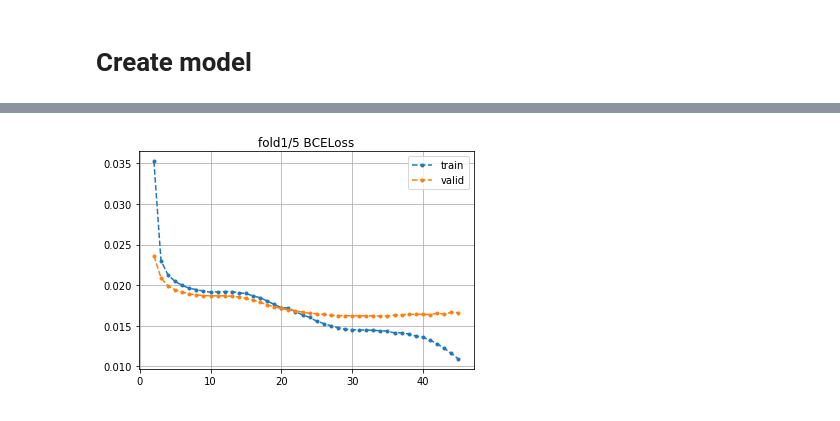
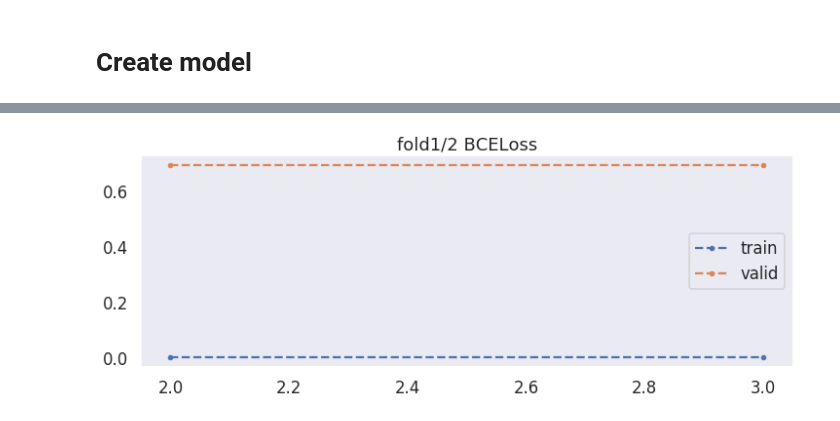
Before and after one commit to fkubota/kaggle-Mechanisms-of-Action-MoA-Prediction, a Jupyter notebook: nb/002_create_model_mlp.ipynb, the cells around one changed output, grey strips where cells are left out. Cells and saved outputs as stored; diff of their text form; code cells hidden in the pictures.

Commit message:
[Edit] nb002, earlystoppingの追加

```diff
--- a/nb/002_create_model_mlp.ipynb
+++ b/nb/002_create_model_mlp.ipynb
@@ -14,13 +14,14 @@ a010304
 # Const
 # %%
 # basic
-DEBUG = False
+DEBUG = True
 NB = '002'
 PATH_TRAIN = '../data_ignore/input/train_features.csv'
 PATH_TRAIN_SCORED = '../data_ignore/input/train_targets_scored.csv'
 PATH_TRAIN_NONSCORED = '../data_ignore/input/train_targets_nonscored.csv'
 PATH_SUB = '../data_ignore/input/sample_submission.csv'
 PATH_TEST = '../data_ignore/input/test_features.csv'
+SAVE_DIR = f'../data_ignore/output_nb/nb{NB}/'
 # %%
 settings_str = """
 globals:
@@ -117,6 +131,11 @@ set
 # %%
 settings = yaml.safe_load(settings_str)
 seed_everything(settings['globals']['seed'])
+sns.set()
+sns.set_context('talk')
+
+if not os.path.exists(SAVE_DIR):
+    os.makedirs(SAVE_DIR)
 # %%
 if DEBUG:
     settings['split']['params']['n_splits'] = 2
@@ -136,4 +155,4 @@ if DEBUG:
     print(':: debug mode ::')
     train_features = train_features.iloc[::100, :]
     train_targets = train_targets.iloc[::100, :]
-    test_features = train_features.iloc[::100, :]
+#     test_features = test_features.iloc[::100, :]
@@ -143,12 +164,13 @@ if DEBUG:
 preprocess
 # %%
 train = preprocess(train_features)
-test = preprocess(test_features).values
+# test = preprocess(test_features).values
 
 del train_targets['sig_id']
 
 targets = [col for col in train_targets.columns]
-train_targets = train_targets.loc[train['cp_type']==0].reset_index(drop=True).values
-train = train.loc[train['cp_type']==0].reset_index(drop=True).values
+train, train_targets = remove_ctl_cp(train, train_targets)
+# train_targets = train_targets.loc[train['cp_type']==0].reset_index(drop=True).values
+# train = train.loc[train['cp_type']==0].reset_index(drop=True).values
 # %%
 print(f'train shape:         {train.shape}')
@@ -223,8 +337,8 @@ def mean_log_loss(y_true, y_pred):
 # %%
 %%time
 mean_log_loss_list = []
-best_mean_log_loss = np.inf
-for n, (idx_trn, idx_val) in enumerate(splitter.split(train_targets, train_targets)):
+# best_mean_log_loss = np.inf
+for n, (idx_trn, idx_val) in enumerate(splitter.split(train, train_targets)):
     print('-'*100)
     print(f':: start fold {n+1}/{n_splits} at {time.ctime()} ::')
     print('-'*100)
@@ -240,64 +354,37 @@ for n, (idx_trn, idx_val) in enumerate(splitter.split(train_targets, train_targe
     }
 
     model = MoaModel(train.shape[1]).to(device)
-    checkpoint_path = f'Fold{n+1}of{n_splits}.pt'
+    checkpoint_path = f'{SAVE_DIR}Fold{n+1}of{n_splits}.pt'
+    early_stopping = EarlyStopping(patience=15, verbose=True, path=checkpoint_path)
     optimizer = optim.__getattribute__(settings['optimizer']['name'])(
         model.parameters(), **settings['optimizer']['params'])
     scheduler = optim.lr_scheduler.__getattribute__(settings['scheduler']['name'])(
         optimizer, **settings['scheduler']['params'])
-    best_loss = {'train': np.inf, 'val': np.inf}
-
+    best_valid_loss = np.inf
+    best_mean_log_loss = np.inf
     val_losses = []
     trn_losses = []
     for epoch in range(n_epochs):
-        epoch_loss = {'train': 0.0, 'val': 0.0}
+        train_loss =  train_model(model, device, dataloaders['train'], optimizer, scheduler, criterion)
+        valid_loss, _mean_log_loss = get_epoch_loss_score(model, device, dataloaders['val'], criterion)
 
-        for phase in ['train', 'val']:
-            model.train() if phase=='train' else model.eval()
-
-            running_loss = 0.0
-            target_oof = []
-            pred_oof = []
-            for i, (x, y) in enumerate(dataloaders[phase]):
-                x, y = x.to(device), y.to(device)
-
-                optimizer.zero_grad()
-                with torch.set_grad_enabled(phase=='train'):
-                    preds = model(x)
-                    loss = criterion(preds, y)
-                    if phase=='train':
-                        loss.backward()
-                        optimizer.step()
-
-                running_loss += loss.item() / len(dataloaders[phase])
-
-            epoch_loss[phase] = running_loss
-            if phase=='train':
-                trn_losses.append(running_loss)
-            else:
-                val_losses.append(running_loss)
-                target_oof.append(y)
-                pred_oof.append(preds)
-        scheduler.step()
-
-        # score
-        target_oof = torch.cat(target_oof, dim=0).cpu().numpy()
-        pred_oof = torch.cat(pred_oof, dim=0).cpu().numpy()
-        _mean_log_loss = mean_log_loss(target_oof, pred_oof)
-
-        if epoch_loss['val'] < best_loss['val']:
-            best_loss = epoch_loss
-            if not DEBUG:
-                torch.save(model.state_dict(), checkpoint_path)
-                best_mean_log_loss = _mean_log_loss
-        print(f"Epoch {str(epoch+1).zfill(2)}/{n_epochs }   loss: {epoch_loss['train']:5.5f}   val_loss: {epoch_loss['val']:5.5f}   mean_log_loss: {_mean_log_loss:5.5f}")
+        trn_losses.append(train_loss)
+        val_losses.append(valid_loss)
+        print(f"Epoch {str(epoch+1).zfill(2)}/{n_epochs }   loss: {train_loss:5.5f}   val_loss: {valid_loss:5.5f}   mean_log_loss: {_mean_log_loss:5.5f}")
+        early_stopping(_mean_log_loss, model)
+        if early_stopping.early_stop:
+            print("Early stopping")
+            break
+        if valid_loss < best_valid_loss:
+            best_valid_loss = valid_loss
+            best_mean_log_loss = _mean_log_loss
 
     # result
     print(f'best mean_log_loss: {best_mean_log_loss:5.5f}')
     mean_log_loss_list.append(best_mean_log_loss)
     # plot
     x = np.arange(1, len(trn_losses)+1)
-    plt.figure()
+    plt.figure(figsize=(12, 4))
     plt.plot(x[1:], trn_losses[1:], '--.', label='train')
     plt.plot(x[1:], val_losses[1:], '--.', label='valid')
     plt.title(f"fold{n+1}/{n_splits} {settings['loss']['name']}")
@@ -332,2 +412,2 @@ Epoch 45/45   loss: 0.01093   val_loss: 0.01664   mean_log_loss: 0.01575
-[figure, old version]
+[figure, new version]
 ----------------------------------------------------------------------------------------------------
```
Also changed, not shown: parts of 9 cells of this notebook.
